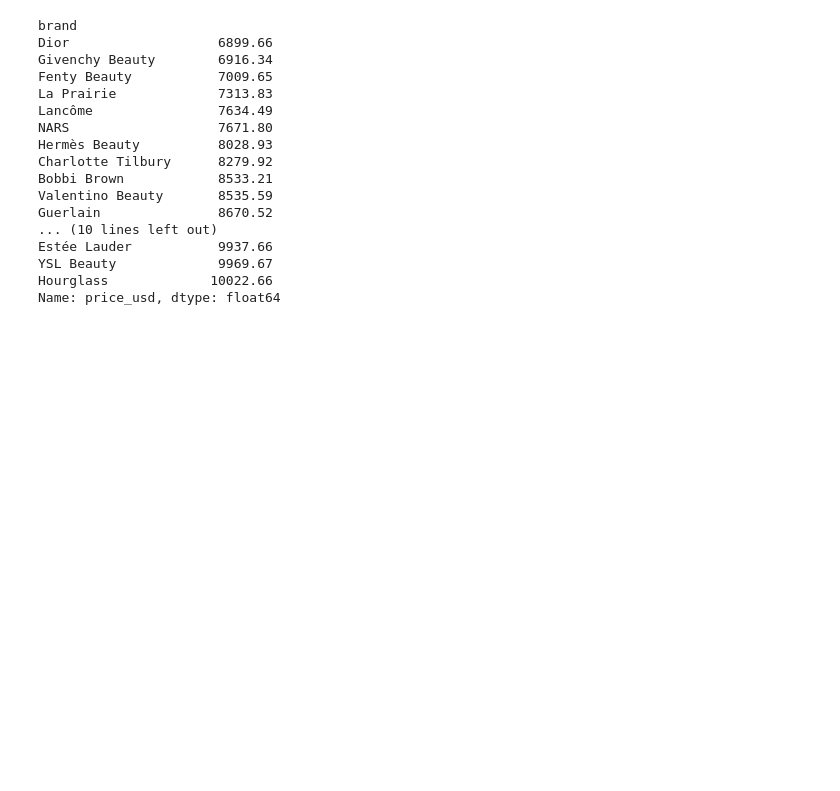
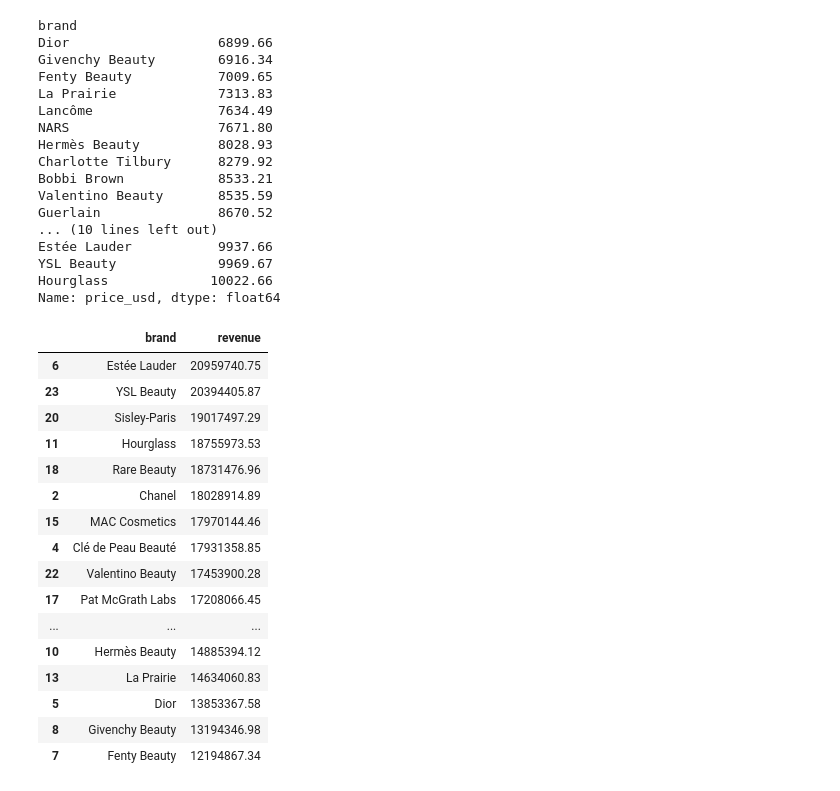
Before and after one commit to hatima-data/Luxury_cosmetics_analysis, a Jupyter notebook: luxury_cosmetics.ipynb, the cells around one changed output. Drawn from its saved outputs; the diff is of its cells as text; code cells hidden in the pictures; blank space fills up the shorter version.

```diff
--- a/luxury_cosmetics.ipynb
+++ b/luxury_cosmetics.ipynb
@@ -113,4 +113,24 @@ YSL Beauty             9969.67
 Hourglass             10022.66
 Name: price_usd, dtype: float64
 # %%
-brand_revenue=
+brand_revenue=df.groupby('brand')['revenue'].sum().reset_index()
+brand_revenue=brand_revenue.sort_values(by='revenue', ascending=False)
+display(brand_revenue)
+# %% [output]
+|  | brand | revenue |
+| 6 | Estée Lauder | 20959740.75 |
+| 23 | YSL Beauty | 20394405.87 |
+| 20 | Sisley-Paris | 19017497.29 |
+| 11 | Hourglass | 18755973.53 |
+| 18 | Rare Beauty | 18731476.96 |
+| 2 | Chanel | 18028914.89 |
+| 15 | MAC Cosmetics | 17970144.46 |
+| 4 | Clé de Peau Beauté | 17931358.85 |
+| 22 | Valentino Beauty | 17453900.28 |
+| 17 | Pat McGrath Labs | 17208066.45 |
+| ... | ... | ... |
+| 10 | Hermès Beauty | 14885394.12 |
+| 13 | La Prairie | 14634060.83 |
+| 5 | Dior | 13853367.58 |
+| 8 | Givenchy Beauty | 13194346.98 |
+| 7 | Fenty Beauty | 12194867.34 |
```
Also changed, not shown: parts of 7 cells of this notebook.
